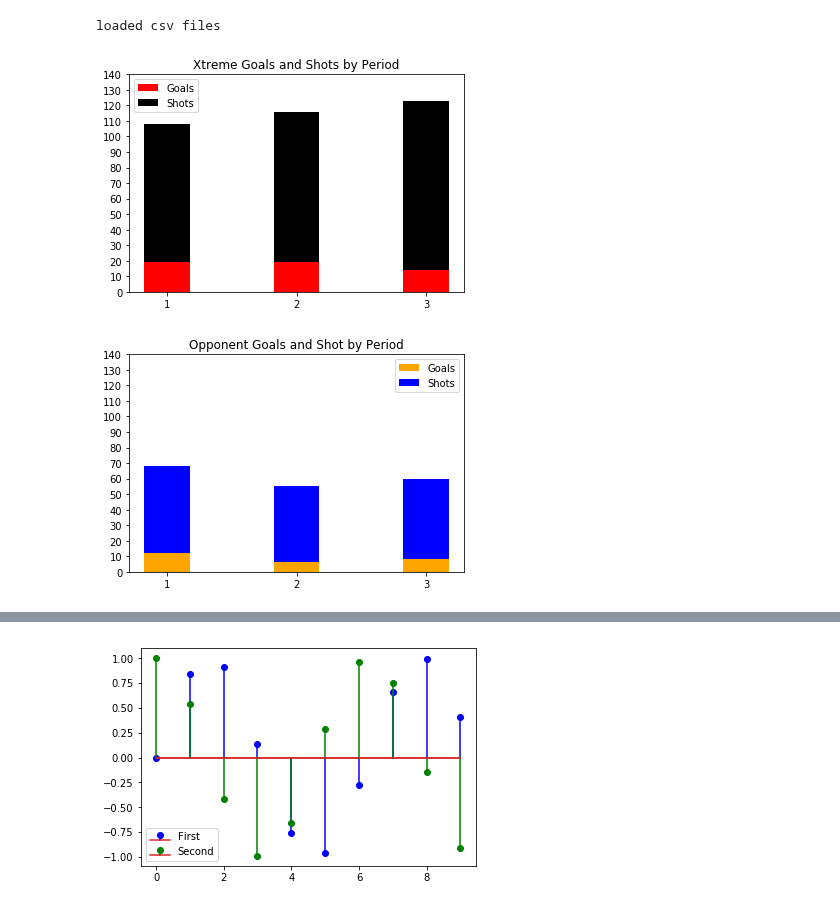
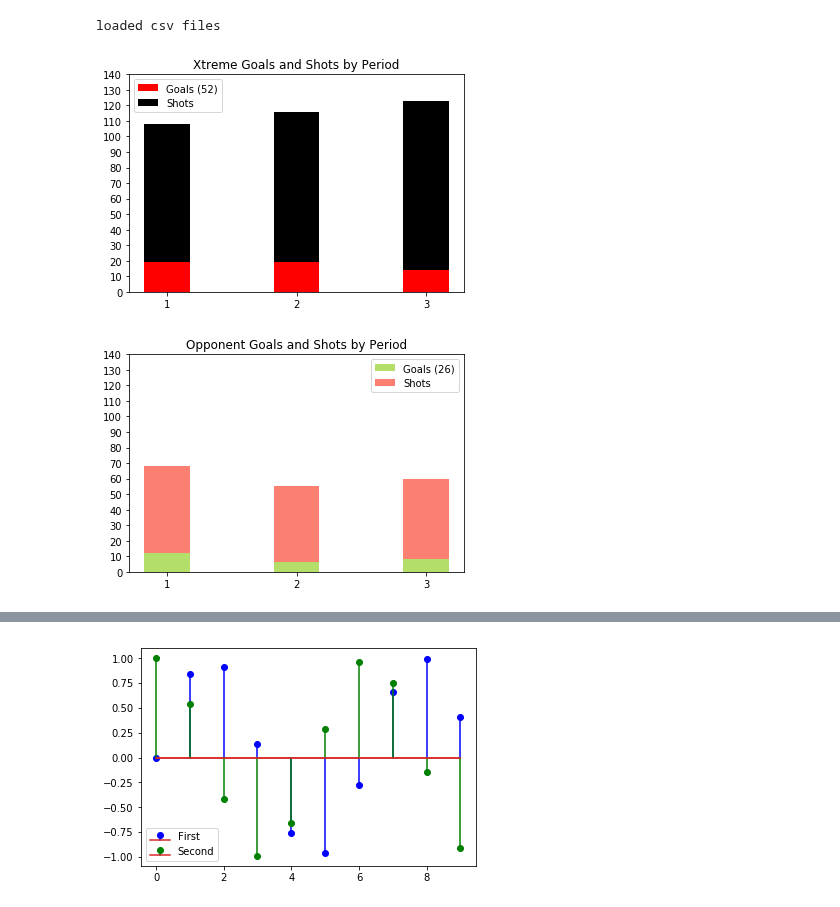
Before and after one commit to werntzp/hockey-stats, a Jupyter notebook: stats_charts.ipynb, the cells around one changed output, grey strips where cells are left out. Drawn from its saved outputs; the diff is of its cells as text; code cells hidden in the pictures.

```diff
--- a/stats_charts.ipynb
+++ b/stats_charts.ipynb
@@ -45,44 +48,48 @@ shots = (p1s, p2s, p3s)
 ind = np.arange(N)    # the x locations for the groups
 width = 0.35       # the width of the bars: can also be len(x) sequence
 
+g_label = "Goals (" + str(p1g + p2g + p3g) + ")"
+
 p1 = plt.bar(ind, goals, width, color='red')
 p2 = plt.bar(ind, shots, width, bottom=goals, color='black')
 
 plt.title('Xtreme Goals and Shots by Period')
 plt.xticks(ind, ('1', '2', '3'))
 plt.yticks(np.arange(0, 150, 10))
-plt.legend((p1[0], p2[0]), ('Goals', 'Shots'))
+plt.legend((p1[0], p2[0]), (g_label, 'Shots'))
 
 plt.show()
 # %% [output]
-[figure, old version]
+[figure, new version]
 # %%
 # stacked bar chart showing opponent goals/shots by period
 
 p1g = df_goals[(df_goals.team == "o") & (df_goals.period == 1)].shape[0]
 p2g = df_goals[(df_goals.team == "o") & (df_goals.period == 2)].shape[0]
 p3g = df_goals[(df_goals.team == "o") & (df_goals.period == 3)].shape[0]
 p1s = df_shots['opp_p1'].sum()
 p2s = df_shots['opp_p2'].sum()
 p3s = df_shots['opp_p3'].sum()
 
 N = 3
 goals = (p1g, p2g, p3g)
 shots = (p1s, p2s, p3s)
 ind = np.arange(N)    # the x locations for the groups
 width = 0.35       # the width of the bars: can also be len(x) sequence
 
-p1 = plt.bar(ind, goals, width, color='orange')
-p2 = plt.bar(ind, shots, width, bottom=goals, color='blue')
+g_label = "Goals (" + str(p1g + p2g + p3g) + ")"
+
+p1 = plt.bar(ind, goals, width, color='#b3de69')
+p2 = plt.bar(ind, shots, width, bottom=goals, color='#fb8072')
 
 plt.title('Opponent Goals and Shots by Period')
 plt.xticks(ind, ('1', '2', '3'))
 plt.yticks(np.arange(0, 150, 10))
-plt.legend((p1[0], p2[0]), ('Goals', 'Shots'))
+plt.legend((p1[0], p2[0]), (g_label, 'Shots'))
 
 plt.show()
 # %% [output]
-[figure, old version]
+[figure, new version]
 # %%
 # bar chart comparing xtreme and opponent penalties by period
 
```
Also changed, not shown: parts of 5 cells of this notebook.
